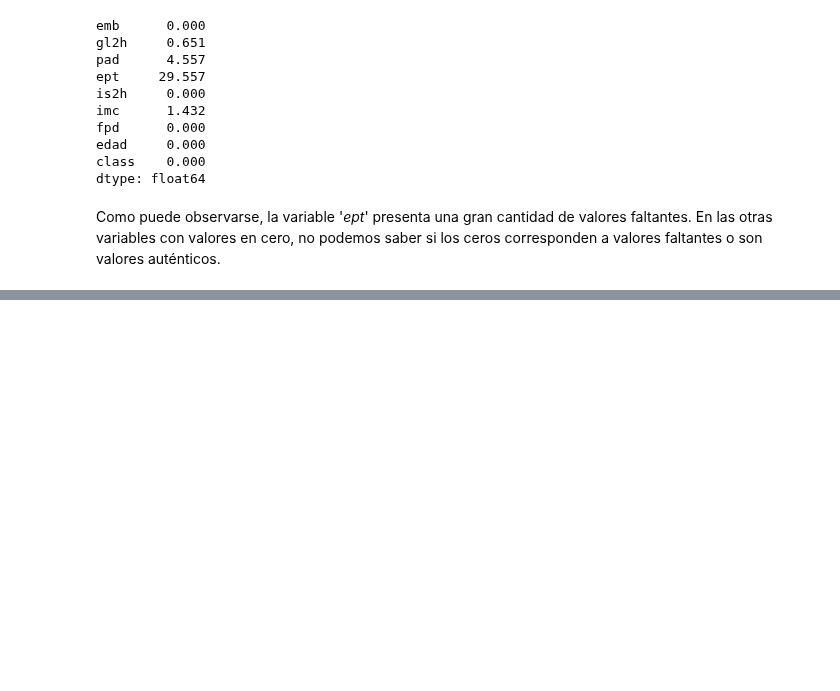
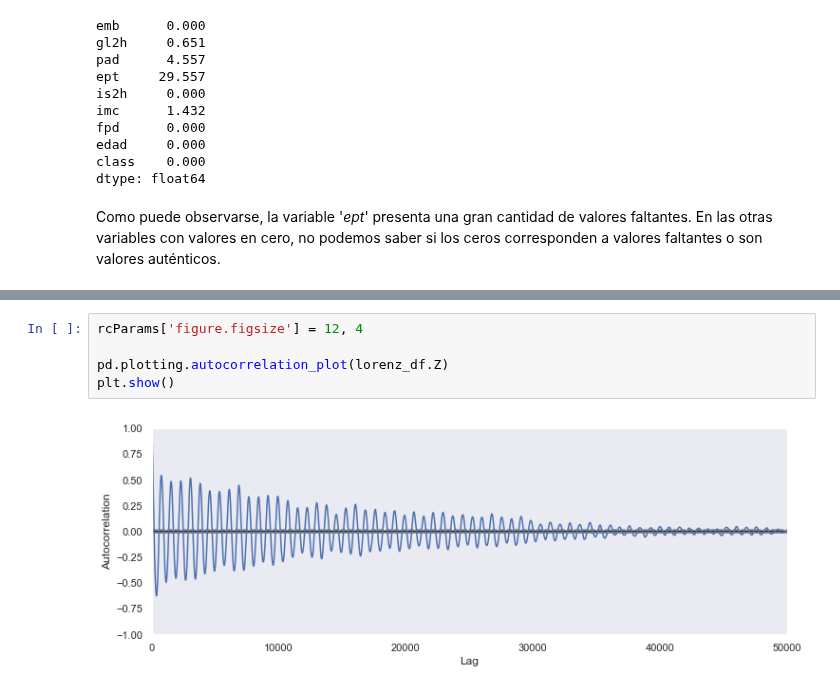
Before and after one commit to rsotoc/pattern-recognition, a Jupyter notebook: 5. Comprensión de los datos.ipynb, the cells around one changed output, grey strips where cells are left out. Saved outputs shown, nothing was run; the diff lists cells and outputs as text; blank space fills up the shorter version.

```diff
--- a/5. Comprensión de los datos.ipynb
+++ b/5. Comprensión de los datos.ipynb
@@ -437,0 +605,7 @@ Como puede observarse, la variable '*ept*' presenta una gran cantidad de valores
+# %%
+rcParams['figure.figsize'] = 12, 4
+
+pd.plotting.autocorrelation_plot(lorenz_df.Z)
+plt.show()
+# %% [output]
+[figure, added]
```
Also changed, not shown: parts of 17 cells of this notebook, 5 other files.
